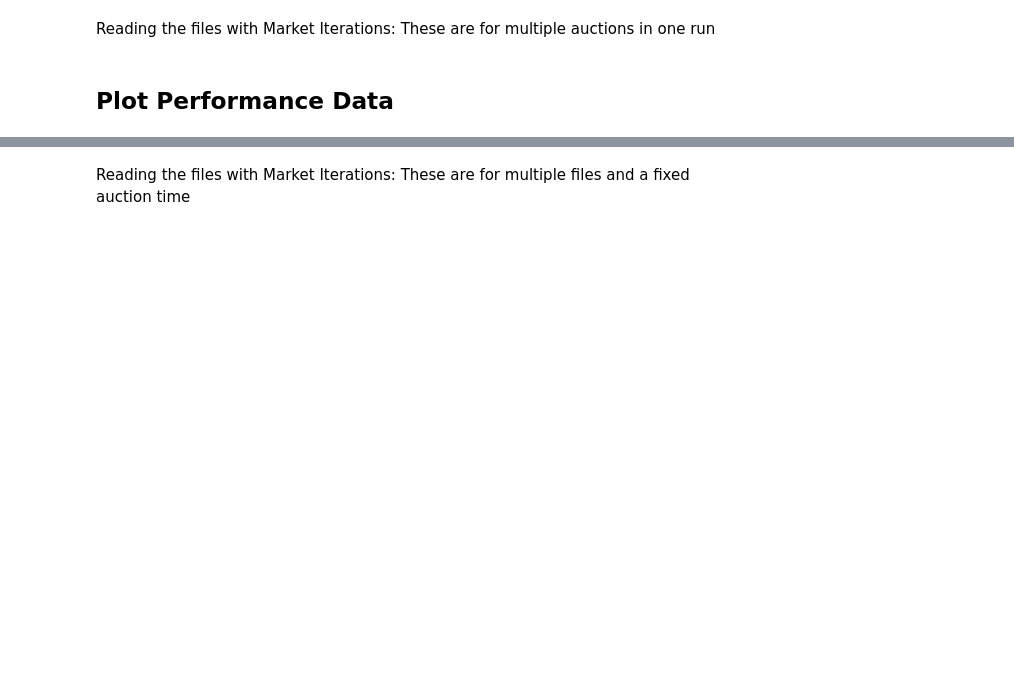
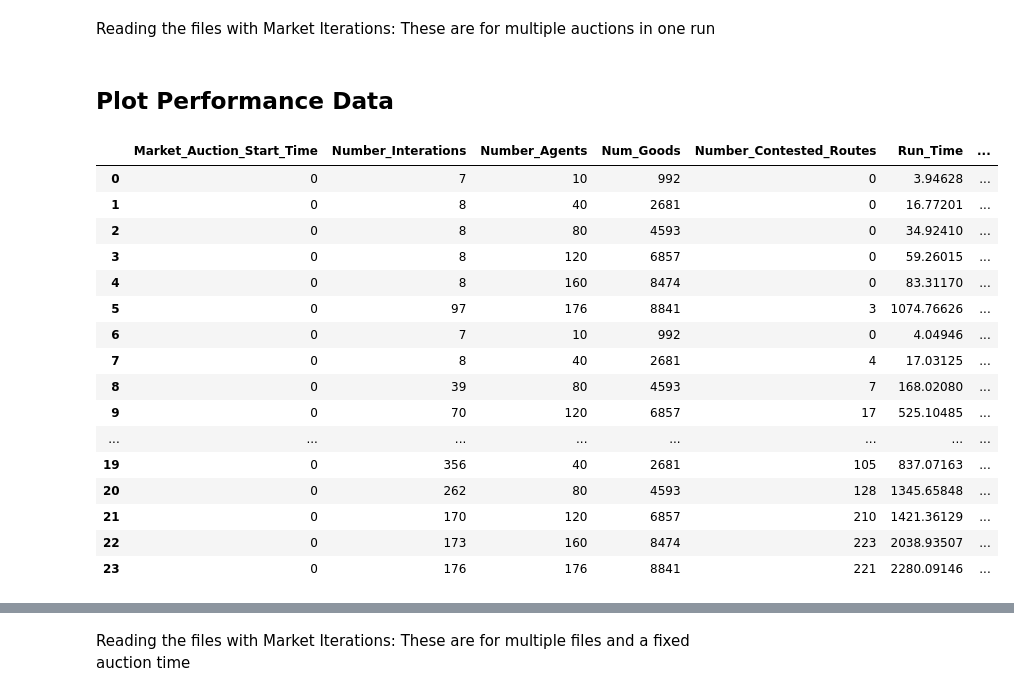
Before and after one commit to sastry-group/Mechanism-Design-for-AAM, a Jupyter notebook: ic/fisher/Fisher_data_reader.ipynb, the cells around one changed output, grey strips where cells are left out. Saved outputs shown, nothing was run; the diff lists cells and outputs as text; code cells hidden in the pictures; blank space fills up the shorter version.

```diff
--- a/ic/fisher/Fisher_data_reader.ipynb
+++ b/ic/fisher/Fisher_data_reader.ipynb
@@ -211,0 +153,77 @@ else:
+# %%
+current_dir = os.getcwd()
+parent_folder = os.path.abspath(os.path.join(current_dir, ".."))
+
+file_list = ["toulouse_case_cap13_updated_fisher_b-50.0_agents10_dval40.0_outval1.0_pout1.0_freq30.0_pbound3000.0_receding_20250225_154841",
+             "toulouse_case_cap13_updated_fisher_b-50.0_agents40_dval40.0_outval1.0_pout1.0_freq30.0_pbound3000.0_receding_20250225_154851",
+             "toulouse_case_cap13_updated_fisher_b-50.0_agents80_dval40.0_outval1.0_pout1.0_freq30.0_pbound3000.0_receding_20250225_154921",
+             "toulouse_case_cap13_updated_fisher_b-50.0_agents120_dval40.0_outval1.0_pout1.0_freq30.0_pbound3000.0_receding_20250225_155023",
+             "toulouse_case_cap13_updated_fisher_b-50.0_agents160_dval40.0_outval1.0_pout1.0_freq30.0_pbound3000.0_receding_20250225_155212",
+             "toulouse_case_cap13_updated_fisher_b-50.0_agents177_dval40.0_outval1.0_pout1.0_freq30.0_pbound3000.0_receding_20250225_155448",
+             "toulouse_case_cap10_updated_fisher_b-50.0_agents10_dval40.0_outval1.0_pout1.0_freq30.0_pbound3000.0_receding_20250225_161400",
+             "toulouse_case_cap10_updated_fisher_b-50.0_agents40_dval40.0_outval1.0_pout1.0_freq30.0_pbound3000.0_receding_20250225_161410",
+             "toulouse_case_cap10_updated_fisher_b-50.0_agents80_dval40.0_outval1.0_pout1.0_freq30.0_pbound3000.0_receding_20250225_161440",
+             "toulouse_case_cap10_updated_fisher_b-50.0_agents120_dval40.0_outval1.0_pout1.0_freq30.0_pbound3000.0_receding_20250225_161756",
+             "toulouse_case_cap10_updated_fisher_b-50.0_agents160_dval40.0_outval1.0_pout1.0_freq30.0_pbound3000.0_receding_20250225_162731",
+             "toulouse_case_cap10_updated_fisher_b-50.0_agents177_dval40.0_outval1.0_pout1.0_freq30.0_pbound3000.0_receding_20250225_164125",
+             "toulouse_case_cap7_updated_fisher_b-50.0_agents10_dval40.0_outval1.0_pout1.0_freq30.0_pbound3000.0_receding_20250225_170323",
+             "toulouse_case_cap7_updated_fisher_b-50.0_agents40_dval40.0_outval1.0_pout1.0_freq30.0_pbound3000.0_receding_20250225_170335",
+             "toulouse_case_cap7_updated_fisher_b-50.0_agents80_dval40.0_outval1.0_pout1.0_freq30.0_pbound3000.0_receding_20250225_170543",
+             "toulouse_case_cap7_updated_fisher_b-50.0_agents120_dval40.0_outval1.0_pout1.0_freq30.0_pbound3000.0_receding_20250225_171238",
+            "toulouse_case_cap7_updated_fisher_b-50.0_agents160_dval40.0_outval1.0_pout1.0_freq30.0_pbound3000.0_receding_20250225_172828",
+            "toulouse_case_cap7_updated_fisher_b-50.0_agents177_dval40.0_outval1.0_pout1.0_freq30.0_pbound3000.0_receding_20250225_210343",
+            "toulouse_case_cap4_updated_fisher_b-50.0_agents10_dval40.0_outval1.0_pout1.0_freq30.0_pbound3000.0_receding_20250225_183540",
+            "toulouse_case_cap4_updated_fisher_b-50.0_agents40_dval40.0_outval1.0_pout1.0_freq30.0_pbound3000.0_receding_20250225_183549",
+            "toulouse_case_cap4_updated_fisher_b-50.0_agents80_dval40.0_outval1.0_pout1.0_freq30.0_pbound3000.0_receding_20250225_185000",
+            "toulouse_case_cap4_updated_fisher_b-50.0_agents120_dval40.0_outval1.0_pout1.0_freq30.0_pbound3000.0_receding_20250225_191252",
+            "toulouse_case_cap4_updated_fisher_b-50.0_agents160_dval40.0_outval1.0_pout1.0_freq30.0_pbound3000.0_receding_20250225_213948",
+            "toulouse_case_cap4_updated_fisher_b-50.0_agents177_dval40.0_outval1.0_pout1.0_freq30.0_pbound3000.0_receding_20250225_202205"
+
+
+
+]
+
+
+df_list = []
+
+for file in file_list:
+    folder_path = os.path.join(parent_folder, "results", file, "results")
+    csv_file_path = os.path.join(folder_path, 'market_performance_table.csv')
+
+    try:
+        df_csv = pd.read_csv(csv_file_path)
+        df_csv["File"] = file  # column to track file origin
+        capacity = int(file.split('_cap')[1].split('_')[0])
+        df_csv["Capacity"] = capacity
+        df_list.append(df_csv)
+    except FileNotFoundError:
+        print(f"File not found: {csv_file_path}")
+    except pd.errors.EmptyDataError:
+        print(f"File is empty: {csv_file_path}")
+
+# Concatenate all DataFrames
+pd.set_option('display.max_rows', None)
+if df_list:
+    combined_df = pd.concat(df_list, ignore_index=True)
+    # display(combined_df.head())
+    display(combined_df)
+else:
+    print("No data was loaded.")
+# %% [output]
+|  | Market_Auction_Start_Time | Number_Interations | Number_Agents | Num_Goods | Number_Contested_Routes | Run_Time | ... |
+| 0 | 0 | 7 | 10 | 992 | 0 | 3.94628 | ... |
+| 1 | 0 | 8 | 40 | 2681 | 0 | 16.77201 | ... |
+| 2 | 0 | 8 | 80 | 4593 | 0 | 34.92410 | ... |
+| 3 | 0 | 8 | 120 | 6857 | 0 | 59.26015 | ... |
+| 4 | 0 | 8 | 160 | 8474 | 0 | 83.31170 | ... |
+| 5 | 0 | 97 | 176 | 8841 | 3 | 1074.76626 | ... |
+| 6 | 0 | 7 | 10 | 992 | 0 | 4.04946 | ... |
+| 7 | 0 | 8 | 40 | 2681 | 4 | 17.03125 | ... |
+| 8 | 0 | 39 | 80 | 4593 | 7 | 168.02080 | ... |
+| 9 | 0 | 70 | 120 | 6857 | 17 | 525.10485 | ... |
+| ... | ... | ... | ... | ... | ... | ... | ... |
+| 19 | 0 | 356 | 40 | 2681 | 105 | 837.07163 | ... |
+| 20 | 0 | 262 | 80 | 4593 | 128 | 1345.65848 | ... |
+| 21 | 0 | 170 | 120 | 6857 | 210 | 1421.36129 | ... |
+| 22 | 0 | 173 | 160 | 8474 | 223 | 2038.93507 | ... |
+| 23 | 0 | 176 | 176 | 8841 | 221 | 2280.09146 | ... |
```
Also changed, not shown: parts of 5 cells of this notebook, 13 other files.
